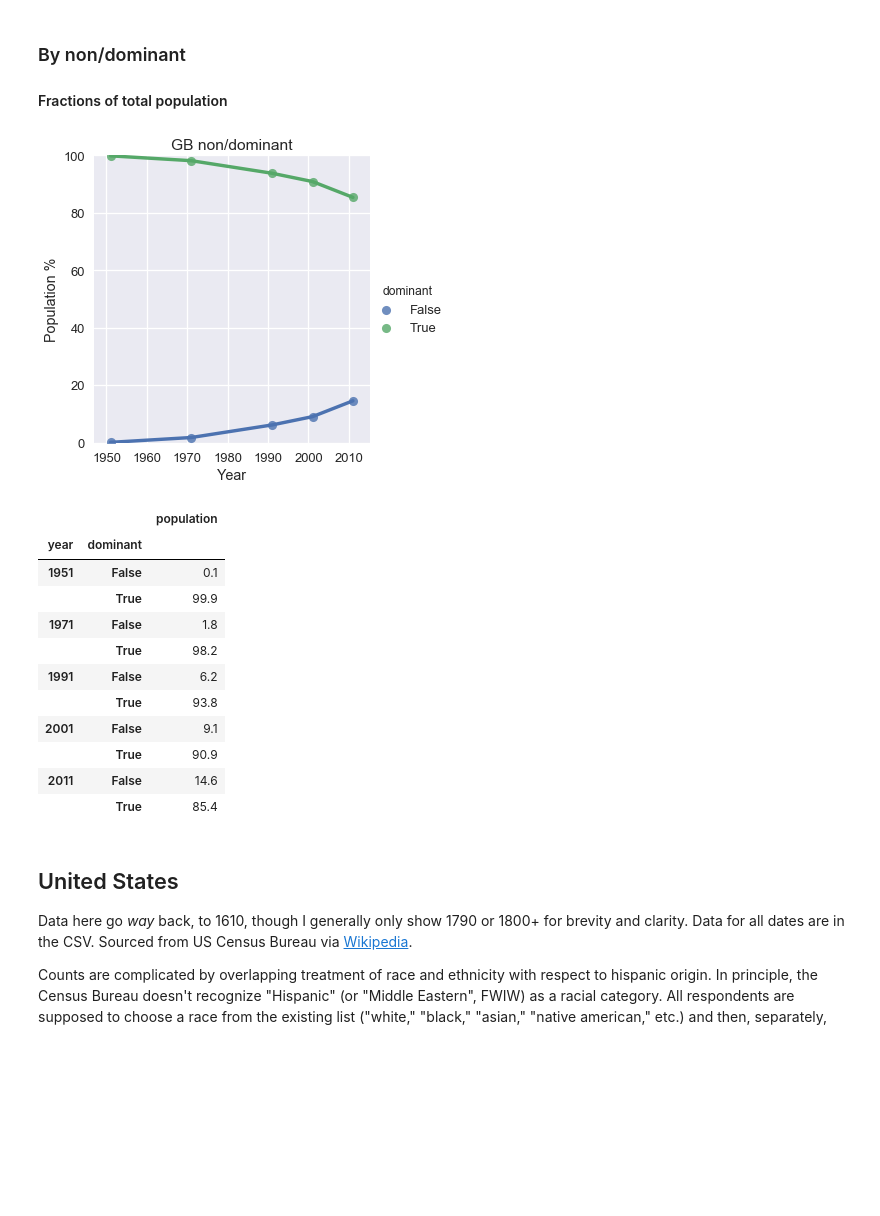
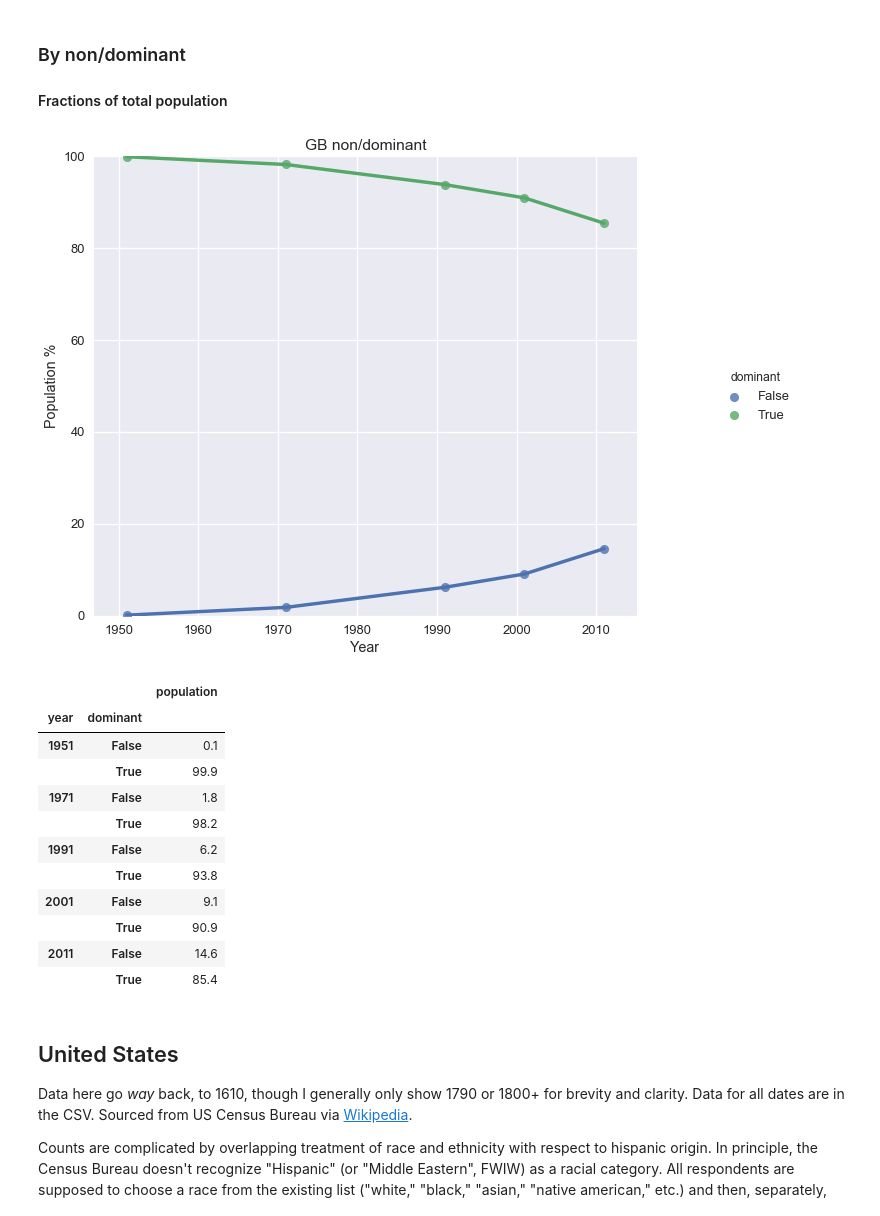
Before and after one commit to wilkens/noveltm-national-demographics, a Jupyter notebook: National Demographics.ipynb, the cells around one changed output. Drawn from its saved outputs; the diff is of its cells as text; code cells hidden in the pictures; blank space fills up the shorter version.

```diff
--- a/National Demographics.ipynb
+++ b/National Demographics.ipynb
@@ -105,19 +107,20 @@ display(round(gb_pcts,1))
 # %%
 # Calculate percentages by year and ethnicity
 gb_year_dom = gb_orig.groupby(['year', 'dominant']).agg({'population':'sum'})
 gb_pcts_dom = gb_year_dom.groupby(level=0).apply(lambda x: 100*x/x.sum())
 gb_pcts_dom.to_csv('gb_dominants.csv')
 
 # Plot
 fig = sns.lmplot(data=gb_pcts_dom.reset_index(), x='year', y='population',
                  hue='dominant', lowess=True)
 fig = fig.set_axis_labels('Year', 'Population %').set(ylim=(0,100), title='GB non/dominant')
+fig.fig.set_size_inches(12,8)
 plt.show()
 
 # Display table
 display(round(gb_pcts_dom,1))
 # %% [output]
-[figure, old version]
+[figure, new version]
 |  |  | population |
 | year | dominant |  |
 | 1951 | False | 0.1 |
```
Also changed, not shown: parts of 3 cells of this notebook.
